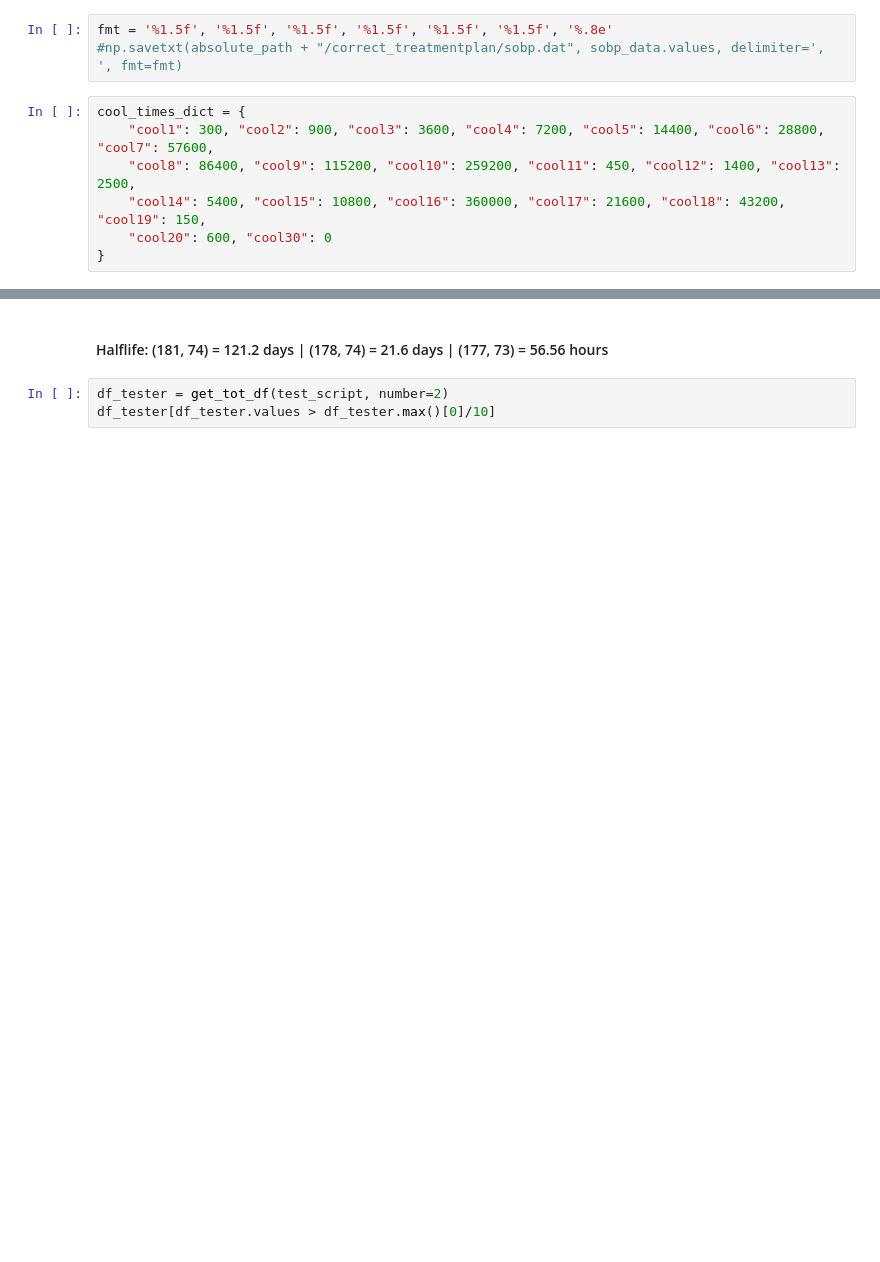
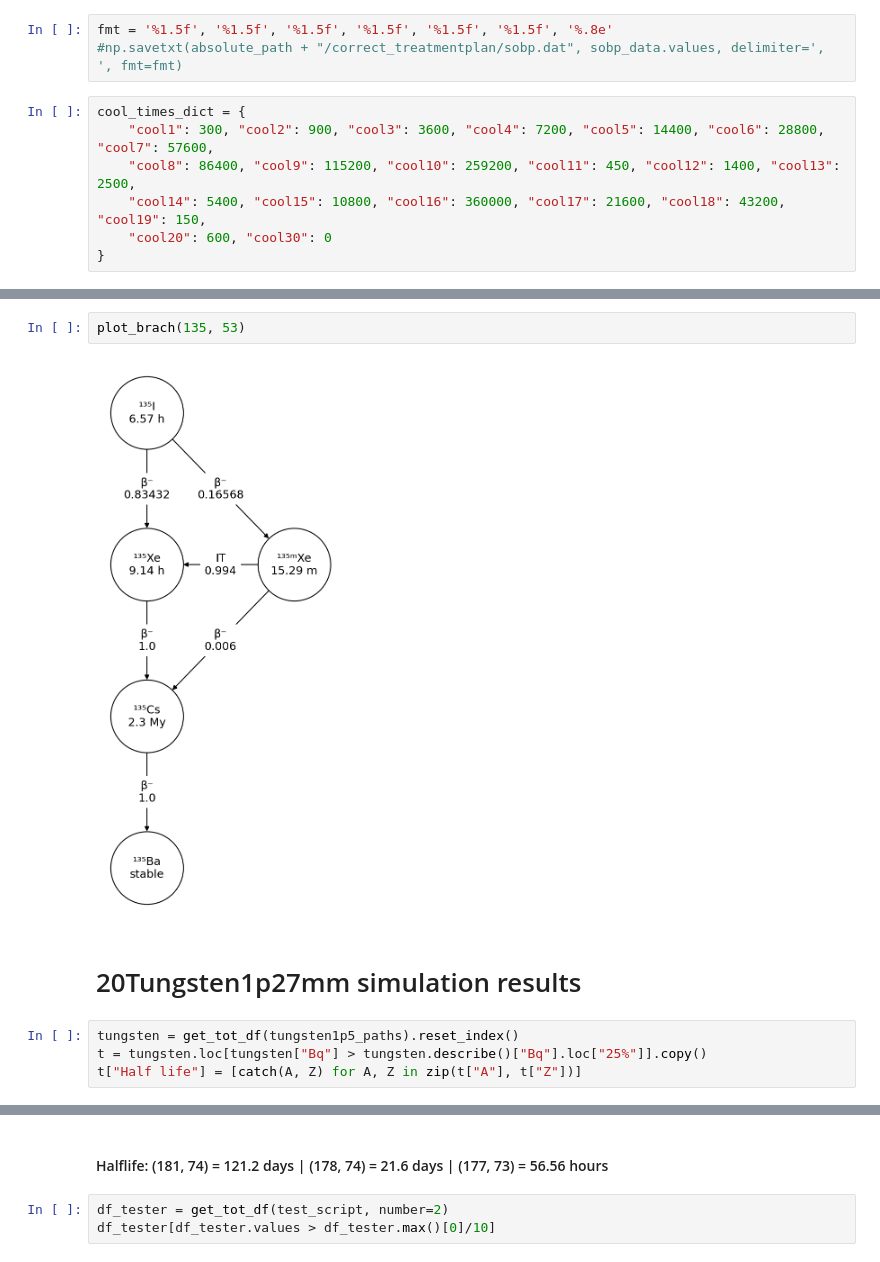
Before and after one commit to sewerininc/fluka_simulations, a Jupyter notebook: python_notebook/first test.ipynb, the cells around one changed output, grey strips where cells are left out. Cells and saved outputs as stored; diff of their text form; blank space fills up the shorter version.

```diff
--- a/python_notebook/first test.ipynb
+++ b/python_notebook/first test.ipynb
@@ -315,0 +458,10 @@ plot_spec(tungsten1p27_paths, ["178", "7"], ["73", "4"], ylog=False)
+# %%
+plot_brach(135, 53)
+# %% [output]
+[figure, added]
+# %% [markdown]
+# 20Tungsten1p27mm simulation results
+# %%
+tungsten = get_tot_df(tungsten1p5_paths).reset_index()
+t = tungsten.loc[tungsten["Bq"] > tungsten.describe()["Bq"].loc["25%"]].copy()
+t["Half life"] = [catch(A, Z) for A, Z in zip(t["A"], t["Z"])]
```
Also changed, not shown: parts of 34 cells of this notebook, 1 other file.
